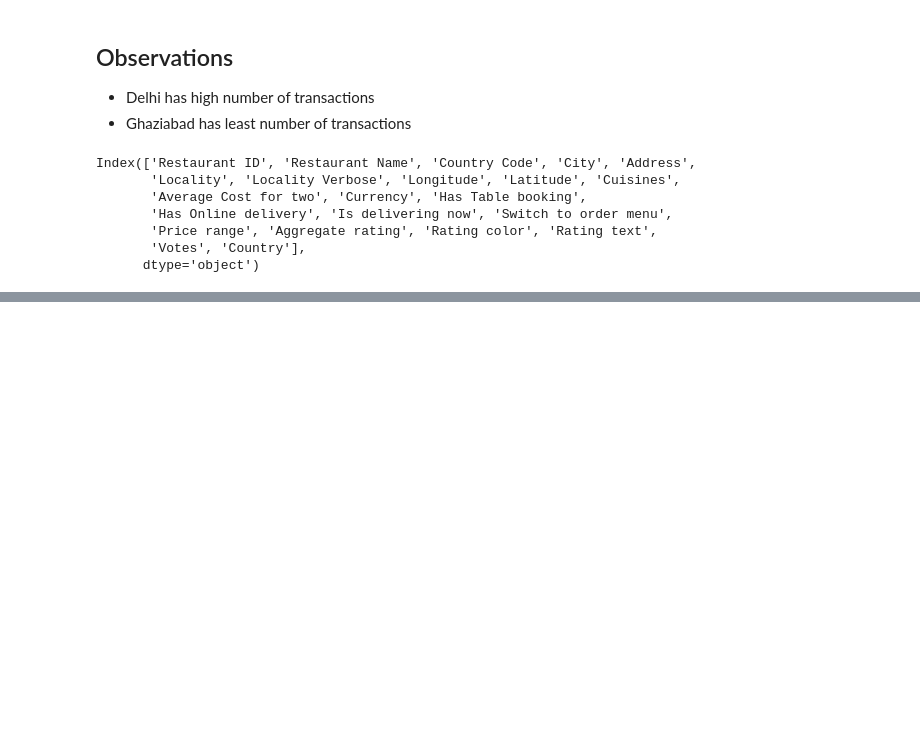
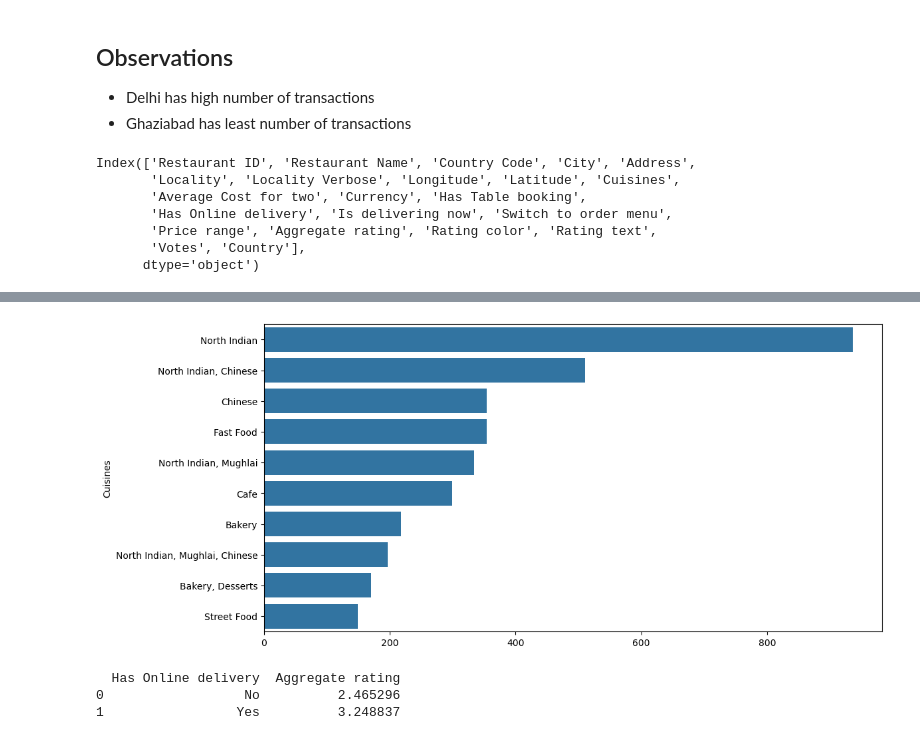
Before and after one commit to SudhaMsr/Python-for-DataScience, a Jupyter notebook: EDA/Zomato EDA.ipynb, the cells around one changed output, grey strips where cells are left out. Cells and saved outputs as stored; diff of their text form; code cells hidden in the pictures; blank space fills up the shorter version.

```diff
--- a/EDA/Zomato EDA.ipynb
+++ b/EDA/Zomato EDA.ipynb
@@ -535,0 +547,2 @@ TypeError: 'DataFrame' object is not callable
+# %%
+top_cuisines= final_data['Cuisines'].value_counts().head(10)
@@ -535,0 +564,13 @@ TypeError: 'DataFrame' object is not callable
+# %%
+sns.barplot(x=top_cuisines.values, y= top_cuisines.index)
+plt.show()
+# %% [output]
+[figure, added]
+# %%
+# Group by online delivery status and get mean rating
+online_vs_rating = final_data.groupby('Has Online delivery')['Aggregate rating'].mean().reset_index()
+print(online_vs_rating)
+# %% [output]
+  Has Online delivery  Aggregate rating
+0                  No          2.465296
+1                 Yes          3.248837
```
Also changed, not shown: parts of 7 cells of this notebook.
